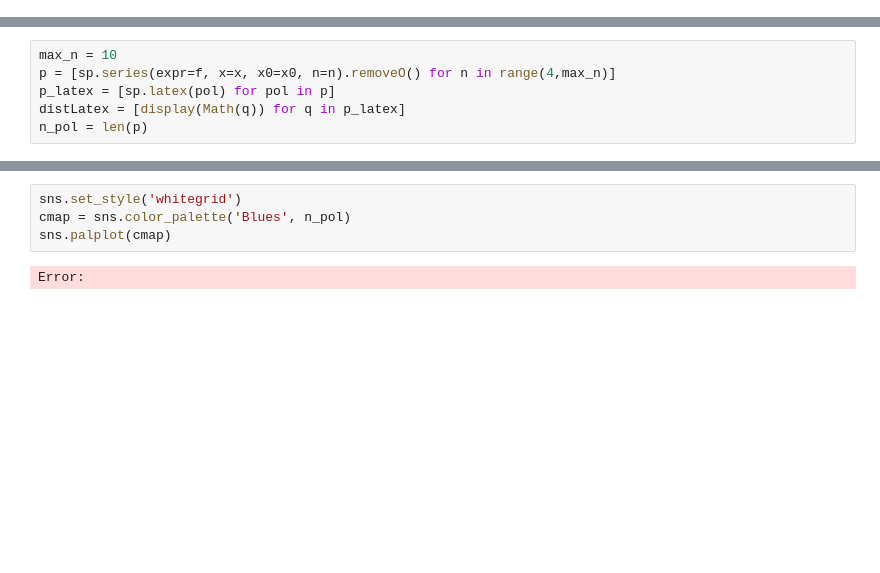
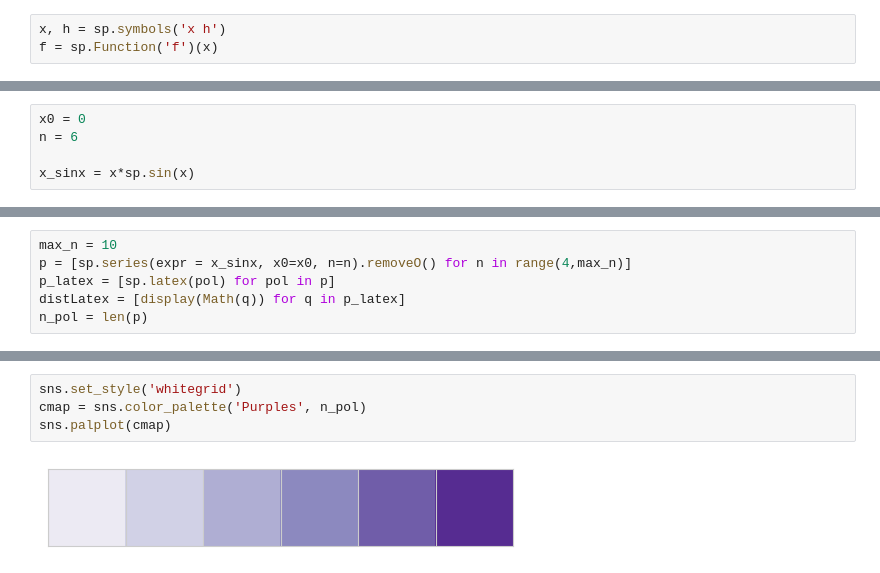
Before and after one commit to K3nnyZY/computer-solutions, a Jupyter notebook: taller.ipynb, the cells around one changed output, grey strips where cells are left out. Saved outputs shown, nothing was run; the diff lists cells and outputs as text; blank space fills up the shorter version.

```diff
--- a/taller.ipynb
+++ b/taller.ipynb
@@ -10,0 +105,3 @@ Error:
+# %%
+x, h = sp.symbols('x h')
+f = sp.Function('f')(x)
@@ -11 +147,6 @@ Error:
+# %%
+x0 = 0
+n = 6
+
+x_sinx = x*sp.sin(x)
 # %%
@@ -35,6 +157,6 @@ Error:
 # %%
 max_n = 10
-p = [sp.series(expr=f, x=x, x0=x0, n=n).removeO() for n in range(4,max_n)]
+p = [sp.series(expr = x_sinx, x0=x0, n=n).removeO() for n in range(4,max_n)]
 p_latex = [sp.latex(pol) for pol in p]
 distLatex = [display(Math(q)) for q in p_latex]
 n_pol = len(p)
@@ -50,7 +170,7 @@ Error:
 # %%
 sns.set_style('whitegrid')
-cmap = sns.color_palette('Blues', n_pol)
+cmap = sns.color_palette('Purples', n_pol)
 sns.palplot(cmap)
 # %% [output]
-Error:
+[figure, added]
 # %%
```
Also changed, not shown: parts of 21 cells of this notebook, 2 other files.
